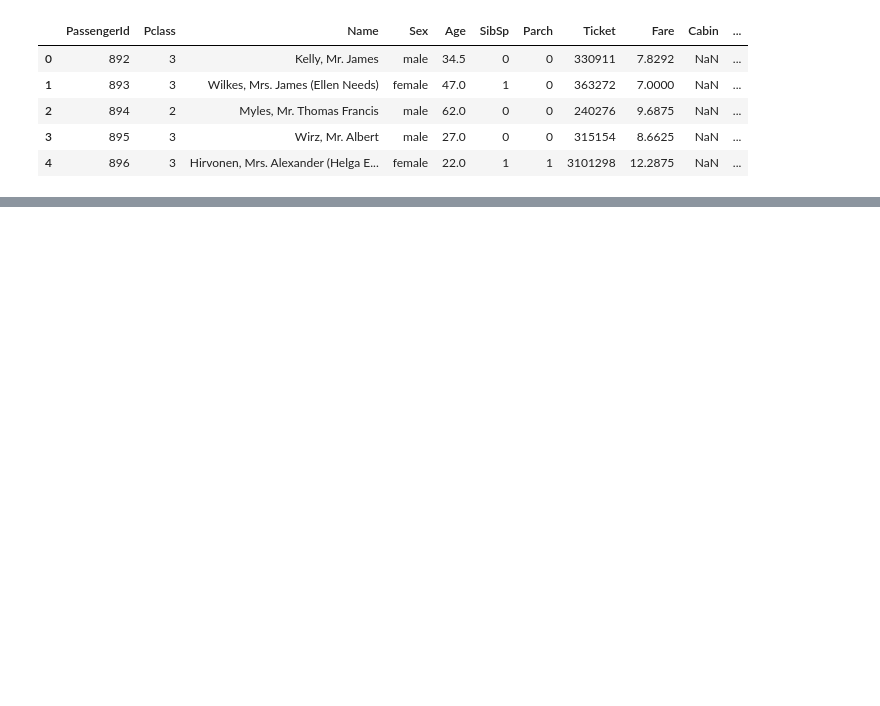
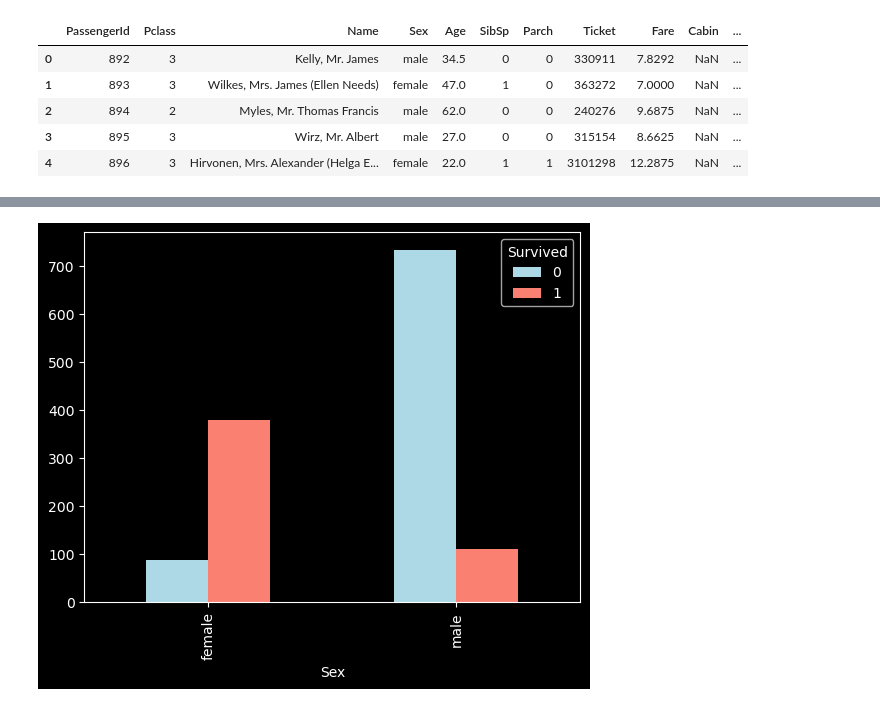
Before and after one commit to msnkr/kaggle_comps, a Jupyter notebook: Titanic - Machine Learning from Disaster/Untitled.ipynb, the cells around one changed output, grey strips where cells are left out. Cells and saved outputs as stored; diff of their text form; code cells hidden in the pictures; blank space fills up the shorter version.

```diff
--- a/Titanic - Machine Learning from Disaster/Untitled.ipynb
+++ b/Titanic - Machine Learning from Disaster/Untitled.ipynb
@@ -289 +299,5 @@ Embarked       0
 dtype: int64
+# %%
+y_preds = clf.predict(test_df)
+test_df["Survived"] = pd.Series(y_preds)
+test_df.head()
@@ -289,0 +316,7 @@ dtype: int64
+# %%
+train_df = pd.read_csv("../data/Titanic - Machine Learning from Disaster/train.csv")
+
+test_df = test_df.reindex(sorted(test_df.columns), axis=1)
+train_df = train_df.reindex(sorted(test_df.columns), axis=1)
+
+df = pd.concat([test_df, train_df])
@@ -289,0 +336,4 @@ dtype: int64
+# %%
+pd.crosstab(df.Sex, df.Survived).plot(kind="bar", color=["lightblue", "salmon"]);
+# %% [output]
+[figure, added]
```
Also changed, not shown: parts of 16 cells of this notebook.
